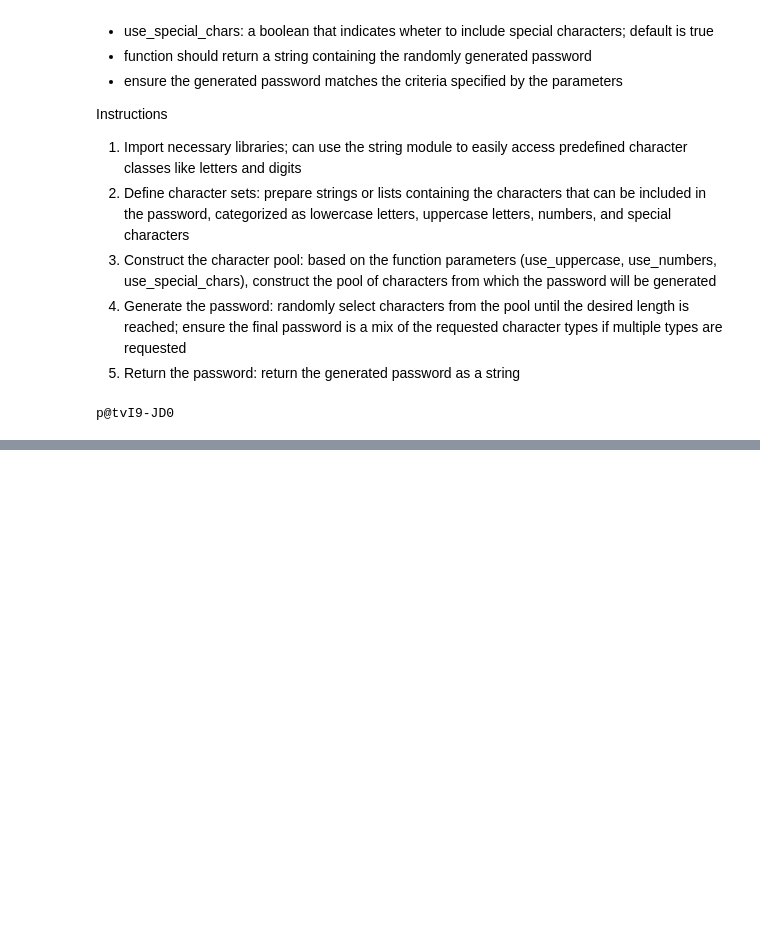
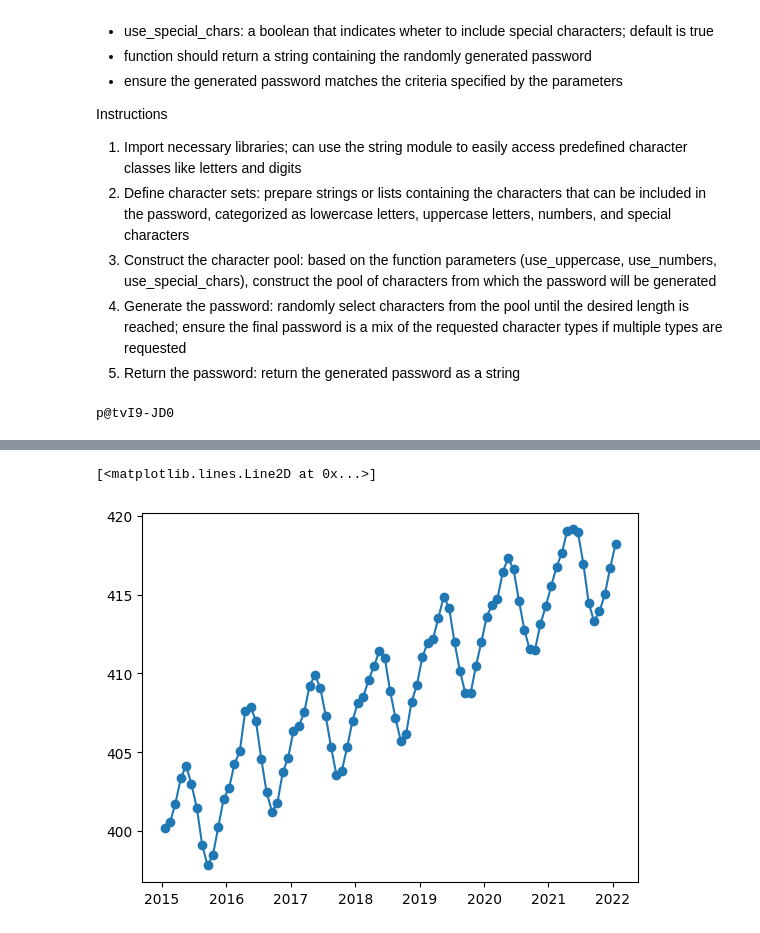
Before and after one commit to jayasuneja/FWE458_Spring25, a Jupyter notebook: FWE458_LectureNotes.ipynb, the cells around one changed output, grey strips where cells are left out. Saved outputs shown, nothing was run; the diff lists cells and outputs as text; code cells hidden in the pictures; blank space fills up the shorter version.

```diff
--- a/FWE458_LectureNotes.ipynb
+++ b/FWE458_LectureNotes.ipynb
@@ -733,0 +941,16 @@ p@tvI9-JD0
+# %%
+# subset data
+fname = filedir + "MaunaLoaCO2_monthly.txt"
+A = np.loadtxt(fname)
+A.shape
+
+B = A[A[:,2]>2015,:]
+B.shape
+
+import matplotlib.pyplot as plt
+plt.plot(B[:,2],B[:,3],'-o')
+
+# important note: numpy only works on numerical data and numerical values
+# %% [output]
+[<matplotlib.lines.Line2D at 0x...>]
+[figure, added]
```
Also changed, not shown: parts of 26 cells of this notebook.
